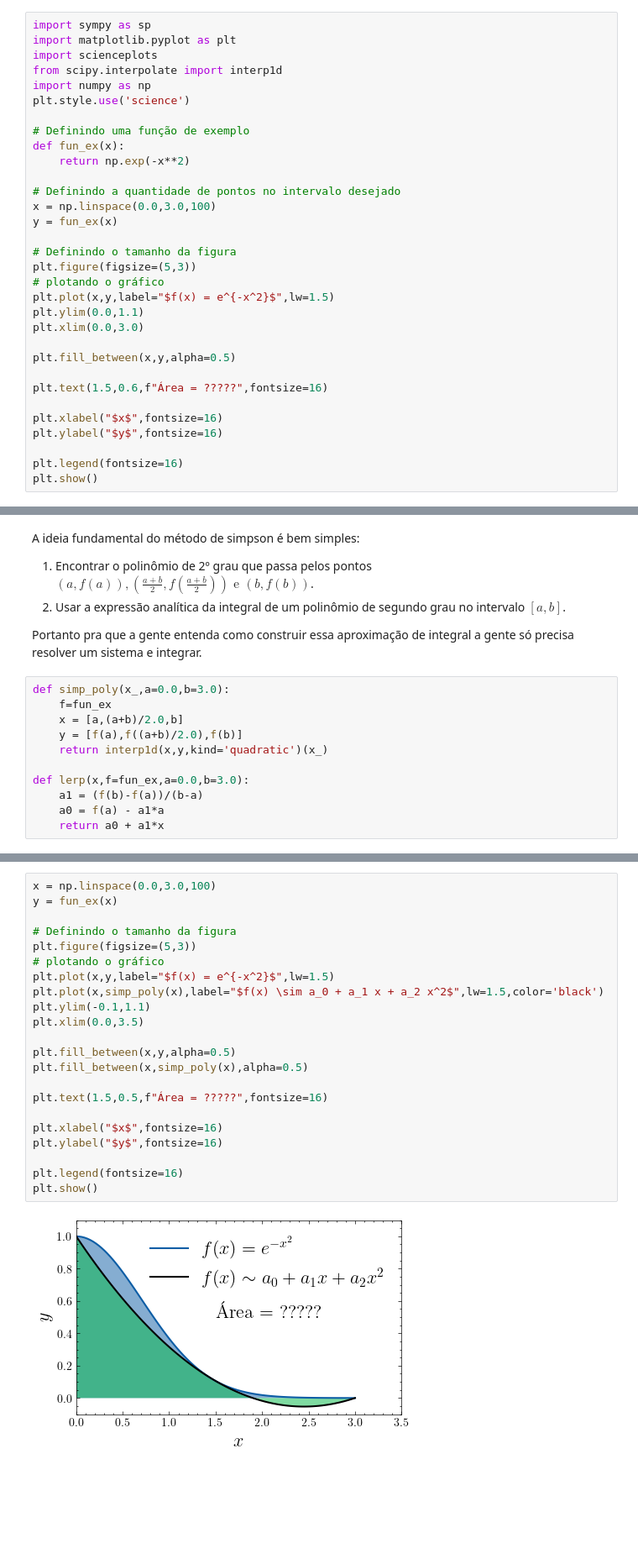
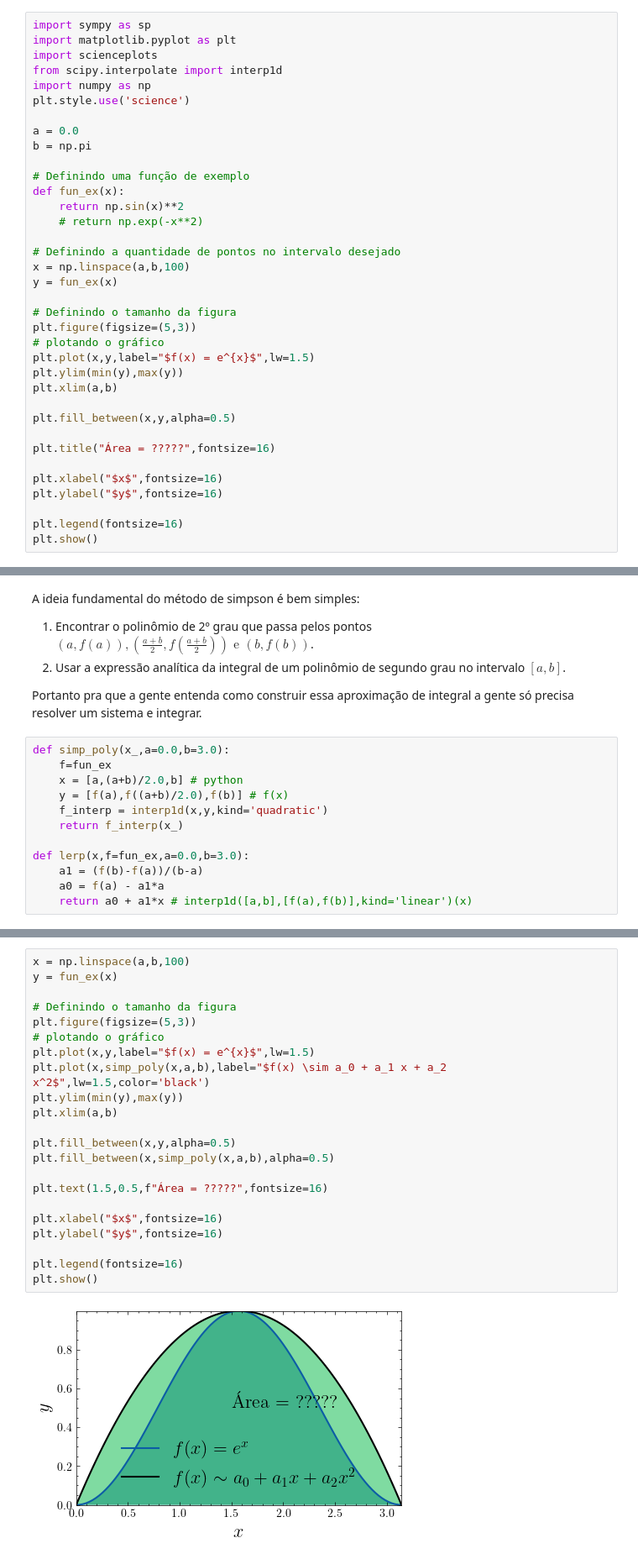
Before and after one commit to arthurto/FisComp.py, a Jupyter notebook: exemplos/simpsons_integral/simpsons_method.ipynb, the cells around one changed output, grey strips where cells are left out. Shown at 84% size. Saved outputs shown, nothing was run; the diff lists cells and outputs as text; blank space fills up the shorter version.

```diff
--- a/exemplos/simpsons_integral/simpsons_method.ipynb
+++ b/exemplos/simpsons_integral/simpsons_method.ipynb
@@ -16,24 +16,28 @@ from scipy.interpolate import interp1d
 import numpy as np
 plt.style.use('science')
 
+a = 0.0
+b = np.pi
+
 # Definindo uma função de exemplo
 def fun_ex(x):
-    return np.exp(-x**2)
+    return np.sin(x)**2
+    # return np.exp(-x**2)
 
 # Definindo a quantidade de pontos no intervalo desejado
-x = np.linspace(0.0,3.0,100)
+x = np.linspace(a,b,100)
 y = fun_ex(x)
 
 # Definindo o tamanho da figura
 plt.figure(figsize=(5,3))
 # plotando o gráfico
-plt.plot(x,y,label="$f(x) = e^{-x^2}$",lw=1.5)
-plt.ylim(0.0,1.1)
-plt.xlim(0.0,3.0)
+plt.plot(x,y,label="$f(x) = e^{x}$",lw=1.5)
+plt.ylim(min(y),max(y))
+plt.xlim(a,b)
 
 plt.fill_between(x,y,alpha=0.5)
 
-plt.text(1.5,0.6,f"Área = ?????",fontsize=16)
+plt.title("Área = ?????",fontsize=16)
 
 plt.xlabel("$x$",fontsize=16)
 plt.ylabel("$y$",fontsize=16)
@@ -52,14 +60,15 @@ Portanto pra que a gente entenda como construir essa aproximação de integral a
 # %%
 def simp_poly(x_,a=0.0,b=3.0):
     f=fun_ex
-    x = [a,(a+b)/2.0,b]
-    y = [f(a),f((a+b)/2.0),f(b)]
-    return interp1d(x,y,kind='quadratic')(x_)
+    x = [a,(a+b)/2.0,b] # python
+    y = [f(a),f((a+b)/2.0),f(b)] # f(x)
+    f_interp = interp1d(x,y,kind='quadratic')
+    return f_interp(x_)
 
 def lerp(x,f=fun_ex,a=0.0,b=3.0):
     a1 = (f(b)-f(a))/(b-a)
     a0 = f(a) - a1*a
-    return a0 + a1*x
+    return a0 + a1*x # interp1d([a,b],[f(a),f(b)],kind='linear')(x)
 # %%
 simp_poly(1)
 # %% [output]
@@ -71,27 +80,27 @@ array(0.00012341)
 # %%
-x = np.linspace(0.0,3.0,100)
+x = np.linspace(a,b,100)
 y = fun_ex(x)
 
 # Definindo o tamanho da figura
 plt.figure(figsize=(5,3))
 # plotando o gráfico
-plt.plot(x,y,label="$f(x) = e^{-x^2}$",lw=1.5)
-plt.plot(x,simp_poly(x),label="$f(x) \sim a_0 + a_1 x + a_2 x^2$",lw=1.5,color='black')
-plt.ylim(-0.1,1.1)
-plt.xlim(0.0,3.5)
+plt.plot(x,y,label="$f(x) = e^{x}$",lw=1.5)
+plt.plot(x,simp_poly(x,a,b),label="$f(x) \sim a_0 + a_1 x + a_2 x^2$",lw=1.5,color='black')
+plt.ylim(min(y),max(y))
+plt.xlim(a,b)
 
 plt.fill_between(x,y,alpha=0.5)
-plt.fill_between(x,simp_poly(x),alpha=0.5)
+plt.fill_between(x,simp_poly(x,a,b),alpha=0.5)
 
 plt.text(1.5,0.5,f"Área = ?????",fontsize=16)
 
 plt.xlabel("$x$",fontsize=16)
 plt.ylabel("$y$",fontsize=16)
 
 plt.legend(fontsize=16)
 plt.show()
 # %% [output]
-[figure, old version]
+[figure, new version]
 # %% [markdown]
 
 ## Integrando a função de segundo grau
```
Also changed, not shown: parts of 11 cells of this notebook.
